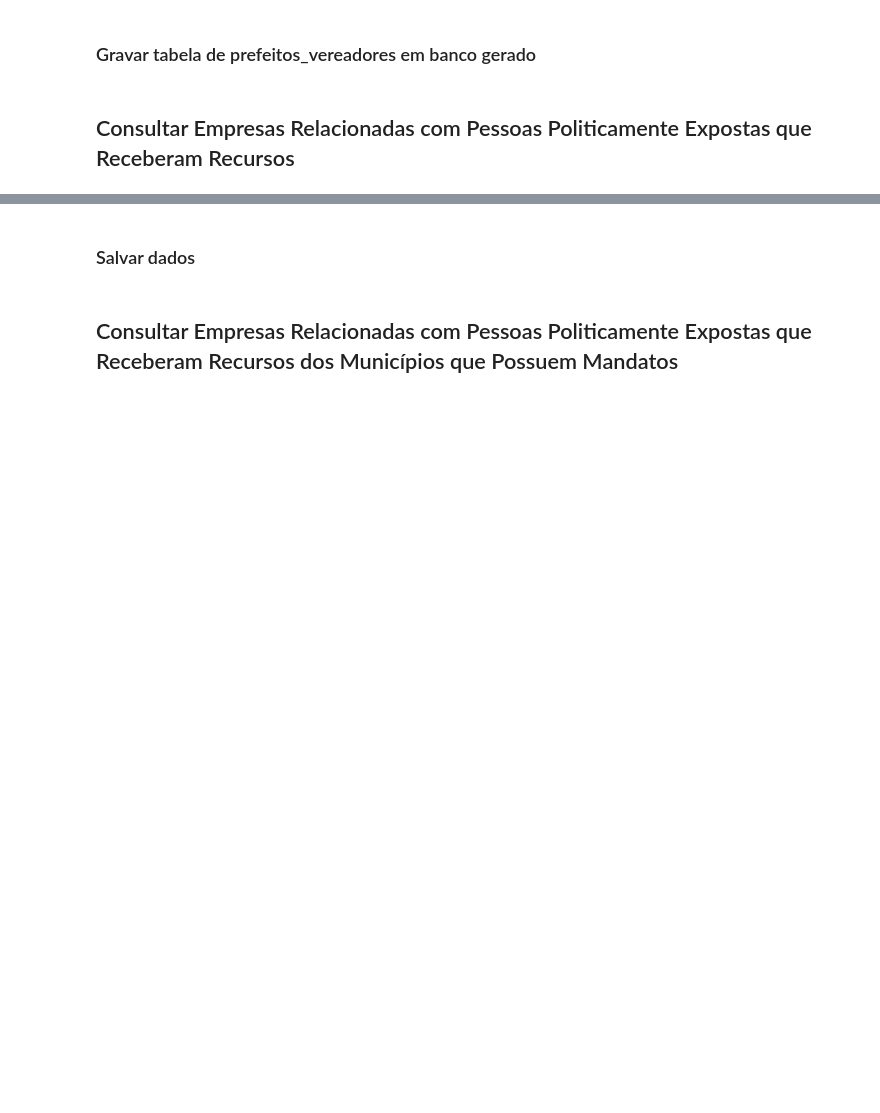
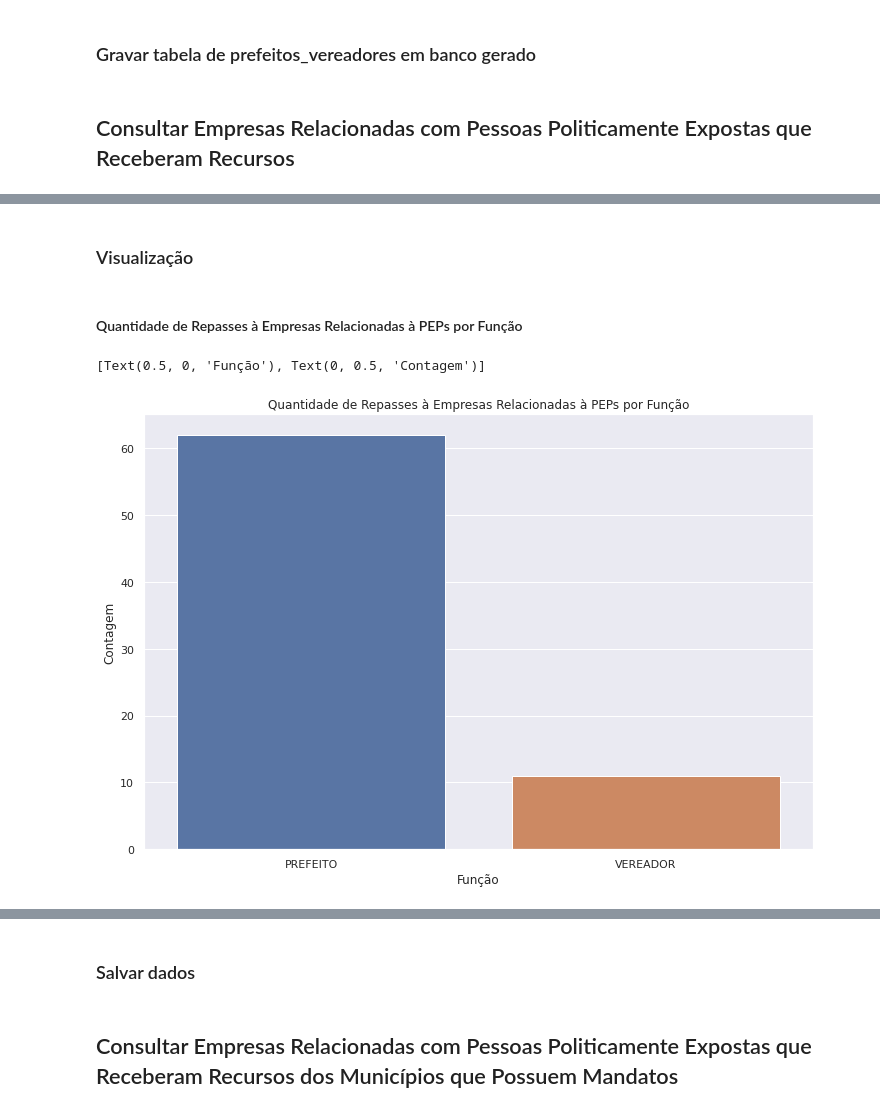
Before and after one commit to AlanTaranti/trabalho-curso-controle-social-grupo-6, a Jupyter notebook: Trabalho de Conformidade do Curso de Dados Abertos para Controle Social.ipynb, the cells around one changed output, grey strips where cells are left out. Saved outputs shown, nothing was run; the diff lists cells and outputs as text; code cells hidden in the pictures; blank space fills up the shorter version.

```diff
--- a/Trabalho de Conformidade do Curso de Dados Abertos para Controle Social.ipynb
+++ b/Trabalho de Conformidade do Curso de Dados Abertos para Controle Social.ipynb
@@ -491 +515,13 @@ empresas_peps.sample(5)
 5 rows × 24 columns
+# %% [markdown]
+### Visualização
+# %% [markdown]
+#### Quantidade de Repasses à Empresas Relacionadas à PEPs por Função
+# %%
+ax = sns.countplot(data=empresas_peps.sort_values('Funcao_PEP'), x='Funcao_PEP')
+
+ax.set(title='Quantidade de Repasses à Empresas Relacionadas à PEPs por Função')
+ax.set(xlabel='Função', ylabel='Contagem')
+# %% [output]
+[Text(0.5, 0, 'Função'), Text(0, 0.5, 'Contagem')]
+[figure, added]
```
Also changed, not shown: parts of 48 cells of this notebook.
